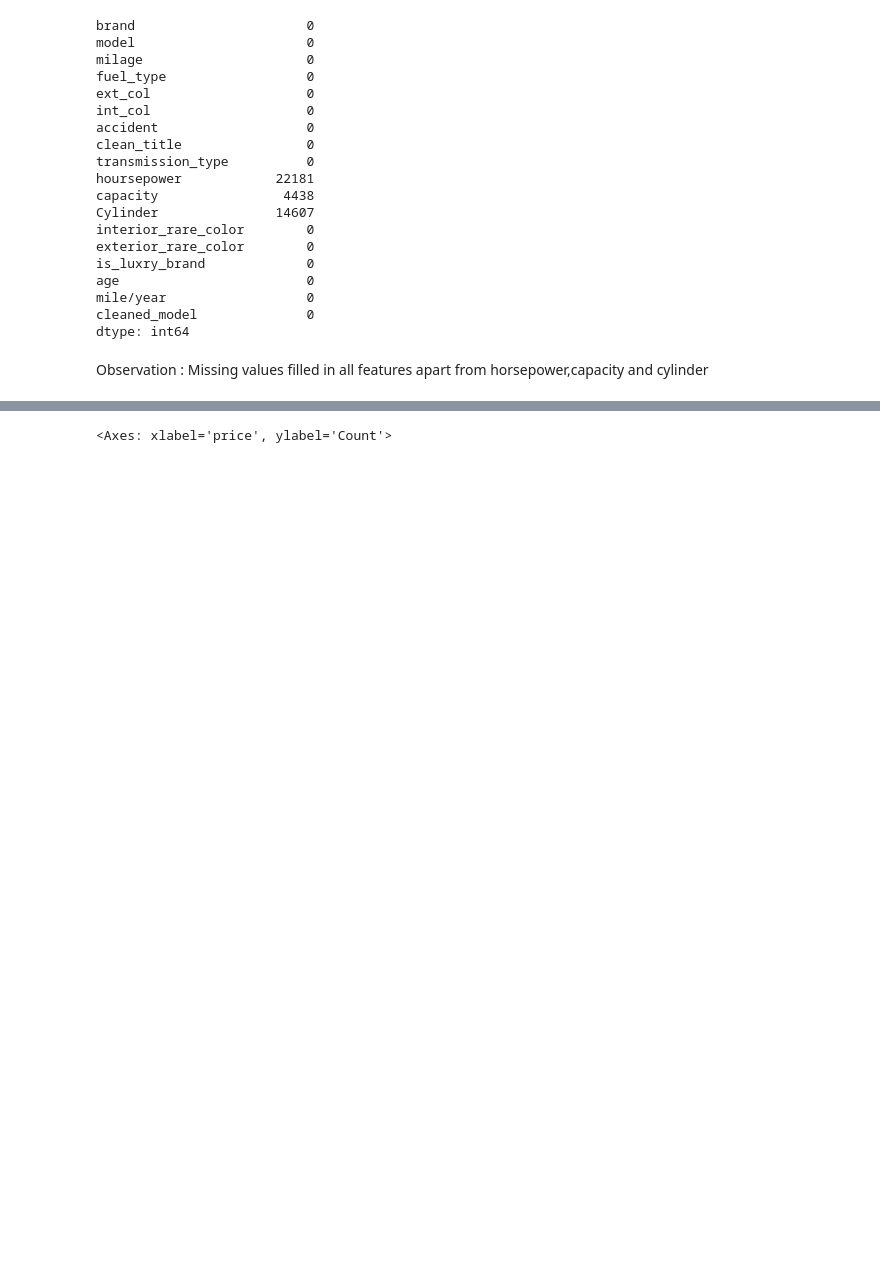
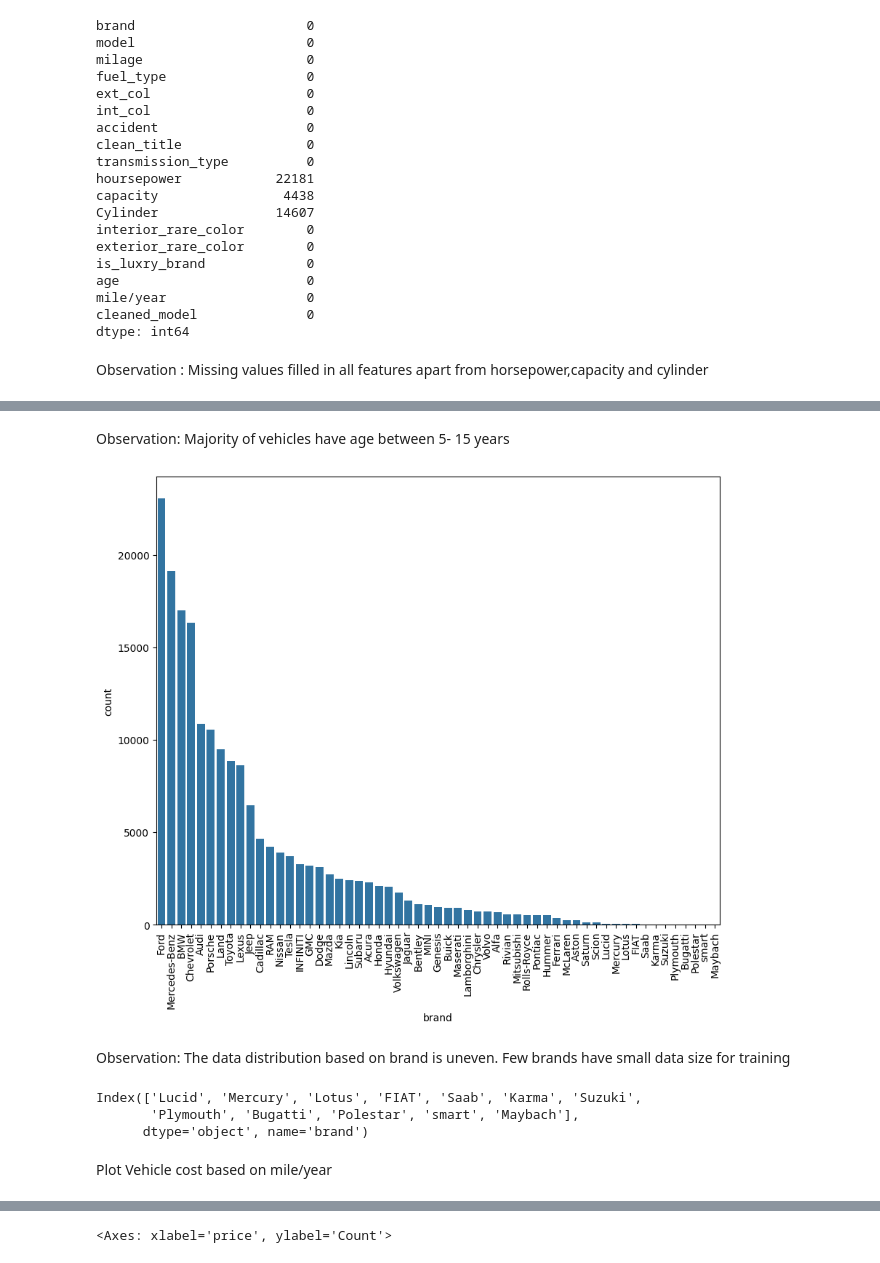
Before and after one commit to sacag08/Used-car-price-prediction, a Jupyter notebook: src/Notebook/DataPreprocessing.ipynb, the cells around one changed output, grey strips where cells are left out. Saved outputs shown, nothing was run; the diff lists cells and outputs as text; code cells hidden in the pictures; blank space fills up the shorter version.

```diff
--- a/src/Notebook/DataPreprocessing.ipynb
+++ b/src/Notebook/DataPreprocessing.ipynb
@@ -388,3 +364,24 @@ sns.kdeplot(x = 'age',data=cleaned_train_data)
+# %% [markdown]
+Observation: Majority of vehicles have age between 5- 15 years
+# %%
+plt.figure(figsize=(10,8))
+sns.countplot(x='brand',data=cleaned_train_data,order=cleaned_train_data['brand'].value_counts().index)
+plt.xticks(rotation=90)
+plt.title('Data distribution based on brands')
+plt.show()
+# %% [output]
+[figure, added]
+# %% [markdown]
+Observation: The data distribution based on brand is uneven. Few brands have small data size for training
+# %%
+d = cleaned_train_data['brand'].value_counts() < 101
+d[d.values == True].index
+# %% [output]
+Index(['Lucid', 'Mercury', 'Lotus', 'FIAT', 'Saab', 'Karma', 'Suzuki',
+       'Plymouth', 'Bugatti', 'Polestar', 'smart', 'Maybach'],
+      dtype='object', name='brand')
+# %% [markdown]
+Plot Vehicle cost based on mile/year
 # %%
 sns.jointplot(x = 'mile/year',y='price',data= cleaned_train_data)
 # %% [output]
```
Also changed, not shown: parts of 18 cells of this notebook, 2 other files.
